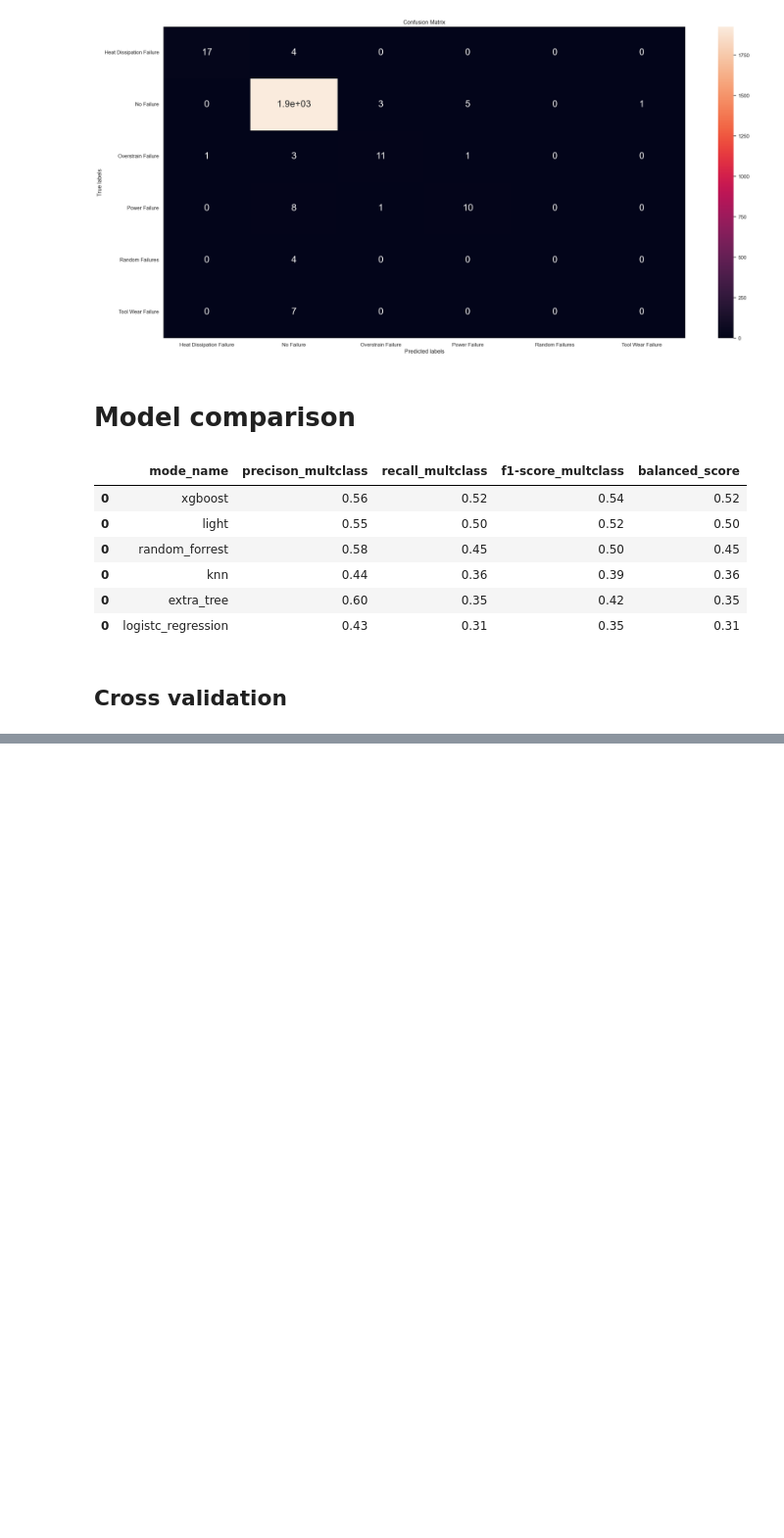
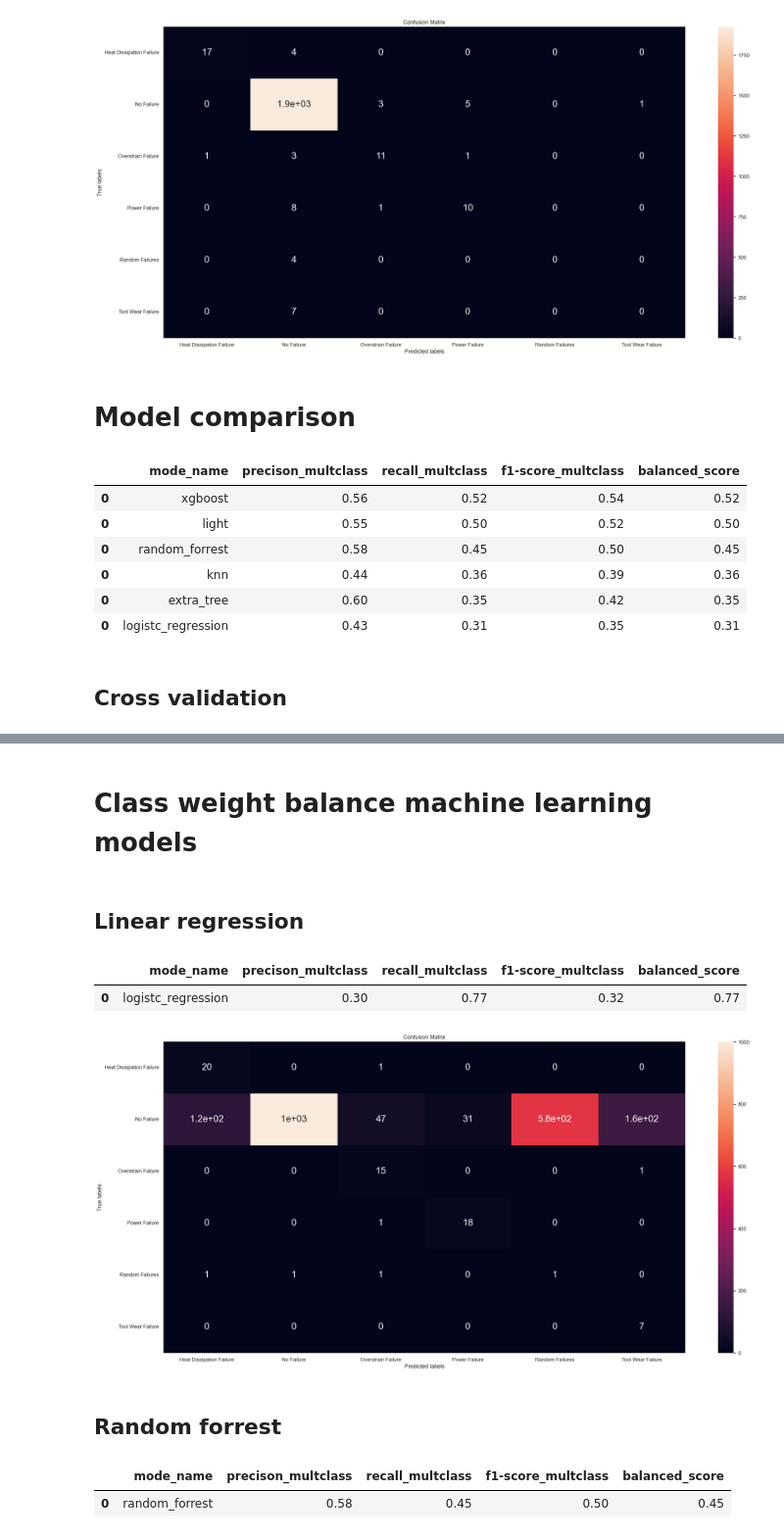
Before and after one commit to lavinomenezes/desafio_indicium, a Jupyter notebook: notebooks/desafio_indicium_lm_v06_machile_learning.ipynb, the cells around one changed output, grey strips where cells are left out. Shown: that part at 98% size. Saved outputs shown, nothing was run; the diff lists cells and outputs as text; code cells hidden in the pictures; blank space fills up the shorter version.

Commit message:
balanced

```diff
--- a/notebooks/desafio_indicium_lm_v06_machile_learning.ipynb
+++ b/notebooks/desafio_indicium_lm_v06_machile_learning.ipynb
@@ -290,0 +297,2 @@ models_comparison.sort_values(by='recall_multclass_cv',ascending=False)
+# %% [markdown]
+# Class weight balance machine learning models
@@ -290,0 +301,36 @@ models_comparison.sort_values(by='recall_multclass_cv',ascending=False)
+# %%
+class_weights = class_weight.compute_class_weight(class_weight='balanced',
+                                                classes = np.unique(y_train),
+                                                y=y_train)
+class_weights = dict(zip(np.unique(y_train),class_weights))
+# %% [markdown]
+##  Linear regression
+# %%
+lr_model = lm.LogisticRegression(class_weight=class_weights).fit(X_train,y_train)
+
+yhat_lr = lr_model.predict(X_val)
+
+lr_metrics = mult_metrics('logistc_regression',y_val,yhat_lr)
+lr_metrics
+# %% [output]
+|  | mode_name | precison_multclass | recall_multclass | f1-score_multclass | balanced_score |
+| 0 | logistc_regression | 0.30 | 0.77 | 0.32 | 0.77 |
+# %%
+confusion_m(y_val,yhat_lr)
+# %% [output]
+[figure, added]
+# %% [markdown]
+## Random forrest
+# %%
+#model training
+rf_model = RandomForestClassifier(n_estimators=300,random_state=42,n_jobs=-1,class_weight=class_weights).fit(X_train,y_train)
+
+#model_predict
+yhat_rf = rf_model.predict(X_val)
+
+#metrics
+rf_metrics= mult_metrics('random_forrest',y_val,yhat_rf)
+rf_metrics
+# %% [output]
+|  | mode_name | precison_multclass | recall_multclass | f1-score_multclass | balanced_score |
+| 0 | random_forrest | 0.58 | 0.45 | 0.50 | 0.45 |
```
Also changed, not shown: parts of 23 cells of this notebook.
